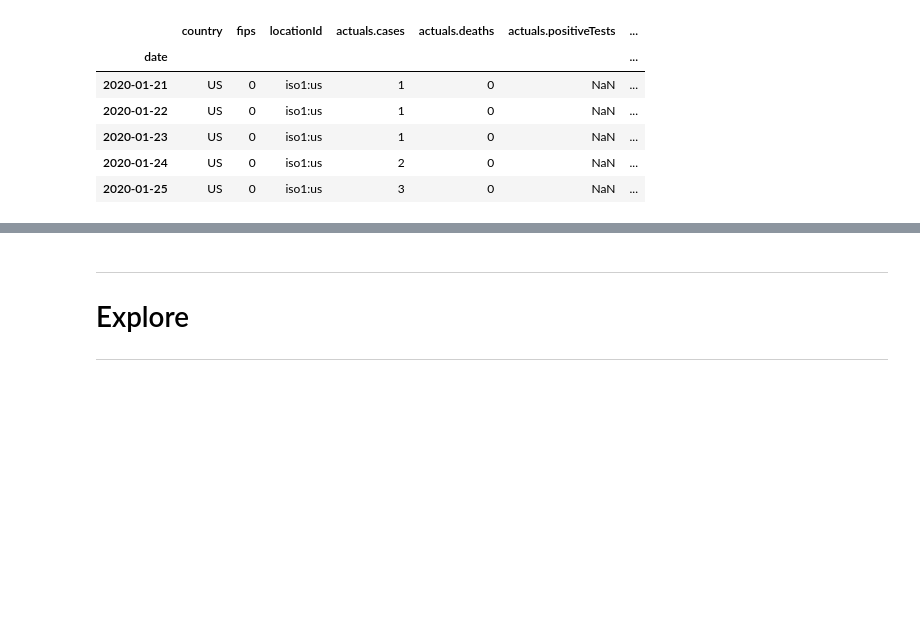
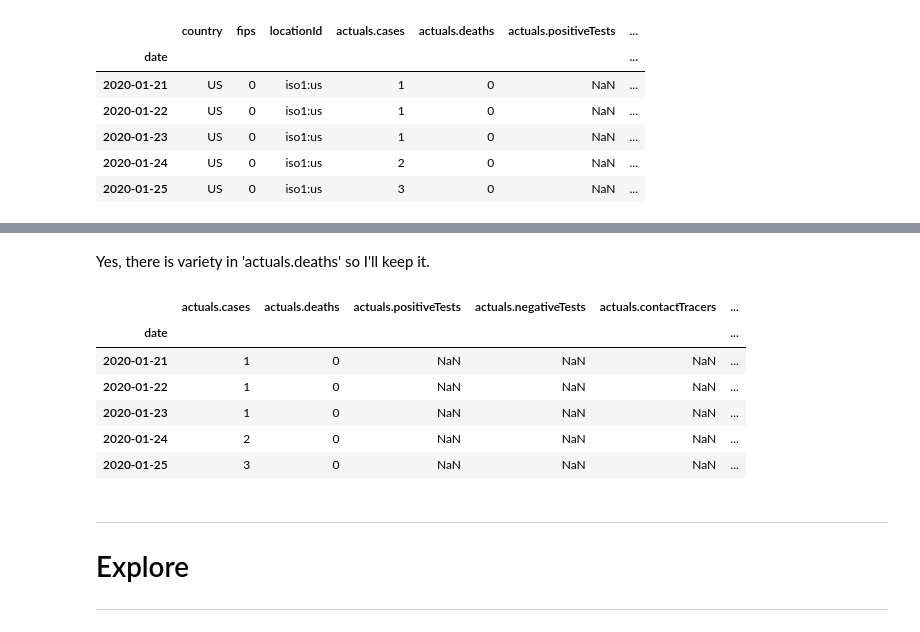
Before and after one commit to JeanetteSchulz/Covid_Analysis, a Jupyter notebook: Jeanettes_Project_Workbook.ipynb, the cells around one changed output, grey strips where cells are left out. Cells and saved outputs as stored; diff of their text form; code cells hidden in the pictures; blank space fills up the shorter version.

```diff
--- a/Jeanettes_Project_Workbook.ipynb
+++ b/Jeanettes_Project_Workbook.ipynb
@@ -172,9 +172,20 @@ covid['actuals.deaths'].value_counts().head()
 Name: actuals.deaths, dtype: int64
+# %% [markdown]
+Yes, there is variety in 'actuals.deaths' so I'll keep it.
 # %%
 # I'll drop the location columns because they all say the same thing
 covid.drop(columns=['country',
                     'fips',
                     'locationId'], inplace=True)
+covid.head()
+# %% [output]
+|  | actuals.cases | actuals.deaths | actuals.positiveTests | actuals.negativeTests | actuals.contactTracers | ... |
+| date |  |  |  |  |  | ... |
+| 2020-01-21 | 1 | 0 | NaN | NaN | NaN | ... |
+| 2020-01-22 | 1 | 0 | NaN | NaN | NaN | ... |
+| 2020-01-23 | 1 | 0 | NaN | NaN | NaN | ... |
+| 2020-01-24 | 2 | 0 | NaN | NaN | NaN | ... |
+| 2020-01-25 | 3 | 0 | NaN | NaN | NaN | ... |
 # %% [markdown]
 ---
 # Explore
```
Also changed, not shown: parts of 7 cells of this notebook.
